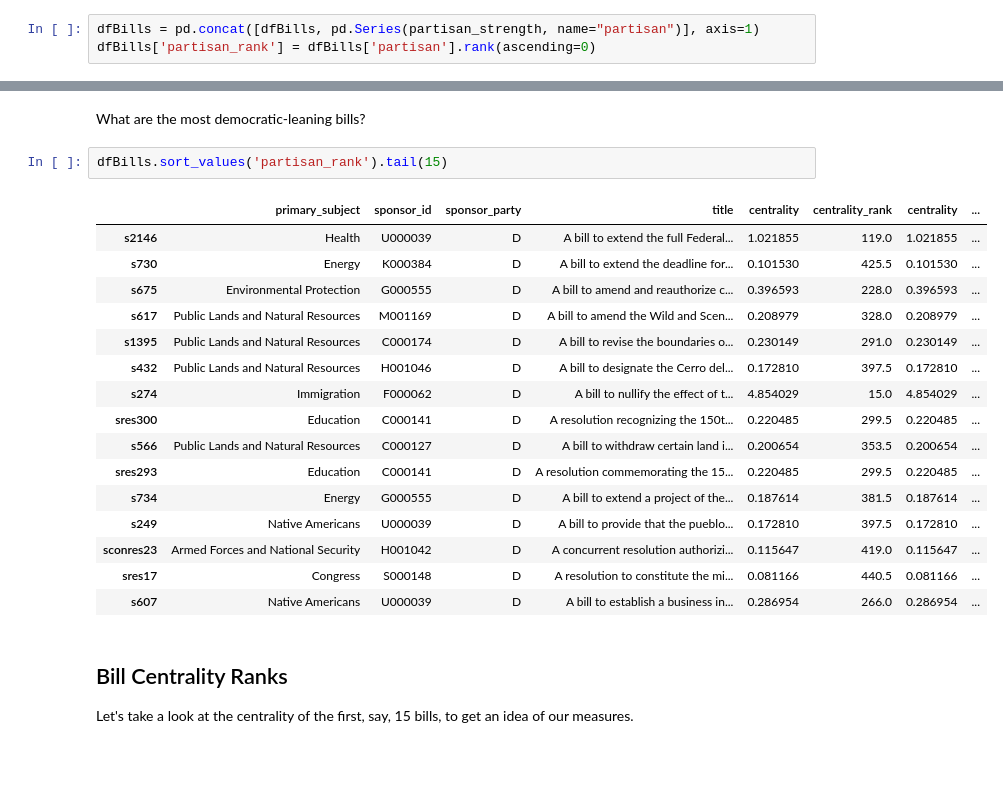
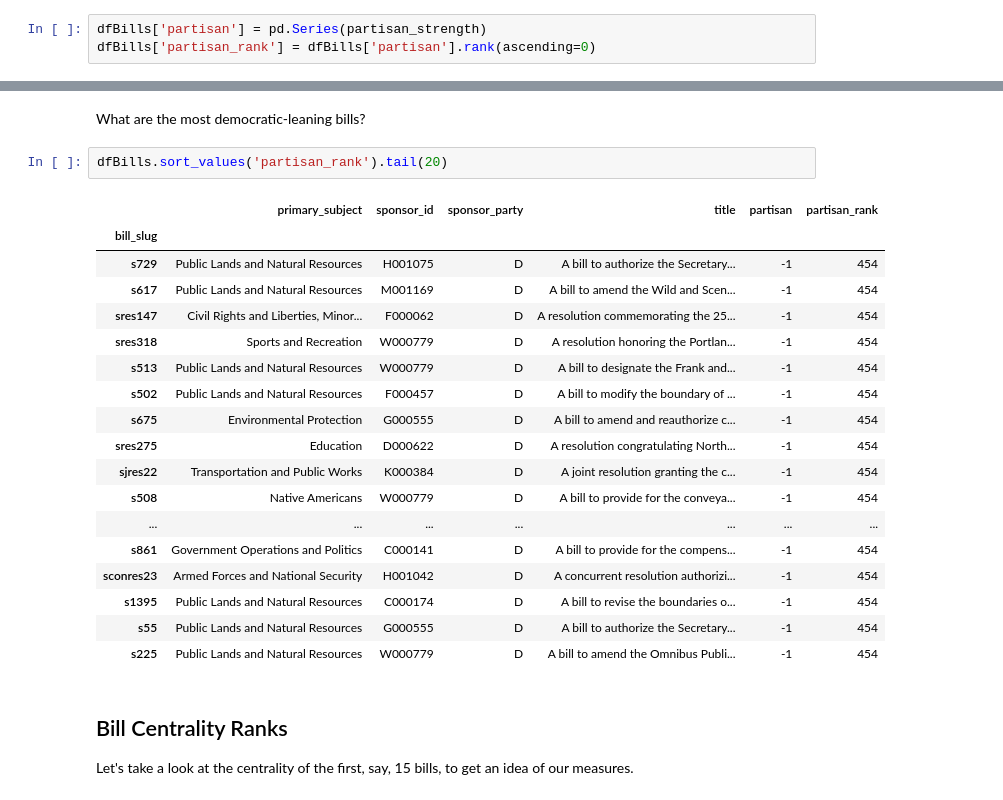
Before and after one commit to jgarcia71/CUNY-DATA-620, a Jupyter notebook: Final Project/Rank_Senators_and_Bills.ipynb, the cells around one changed output, grey strips where cells are left out. Cells and saved outputs as stored; diff of their text form; blank space fills up the shorter version.

```diff
--- a/Final Project/Rank_Senators_and_Bills.ipynb
+++ b/Final Project/Rank_Senators_and_Bills.ipynb
@@ -331,6 +339,6 @@ plt.hist(partisan_strength.values(), bins=25)
 # %% [markdown]
 What are the most highly republican-supported bills?
 # %%
-dfBills = pd.concat([dfBills, pd.Series(partisan_strength, name="partisan")], axis=1)
+dfBills['partisan'] = pd.Series(partisan_strength)
 dfBills['partisan_rank'] = dfBills['partisan'].rank(ascending=0)
 # %%
@@ -355,24 +365,26 @@ dfBills.sort_values('partisan_rank').head(15)
 # %% [markdown]
 What are the most democratic-leaning bills?
 # %%
-dfBills.sort_values('partisan_rank').tail(15)
+dfBills.sort_values('partisan_rank').tail(20)
 # %% [output]
-|  | primary_subject | sponsor_id | sponsor_party | title | centrality | centrality_rank | centrality | ... |
-| s2146 | Health | U000039 | D | A bill to extend the full Federal... | 1.021855 | 119.0 | 1.021855 | ... |
-| s730 | Energy | K000384 | D | A bill to extend the deadline for... | 0.101530 | 425.5 | 0.101530 | ... |
-| s675 | Environmental Protection | G000555 | D | A bill to amend and reauthorize c... | 0.396593 | 228.0 | 0.396593 | ... |
-| s617 | Public Lands and Natural Resources | M001169 | D | A bill to amend the Wild and Scen... | 0.208979 | 328.0 | 0.208979 | ... |
-| s1395 | Public Lands and Natural Resources | C000174 | D | A bill to revise the boundaries o... | 0.230149 | 291.0 | 0.230149 | ... |
-| s432 | Public Lands and Natural Resources | H001046 | D | A bill to designate the Cerro del... | 0.172810 | 397.5 | 0.172810 | ... |
-| s274 | Immigration | F000062 | D | A bill to nullify the effect of t... | 4.854029 | 15.0 | 4.854029 | ... |
-| sres300 | Education | C000141 | D | A resolution recognizing the 150t... | 0.220485 | 299.5 | 0.220485 | ... |
-| s566 | Public Lands and Natural Resources | C000127 | D | A bill to withdraw certain land i... | 0.200654 | 353.5 | 0.200654 | ... |
-| sres293 | Education | C000141 | D | A resolution commemorating the 15... | 0.220485 | 299.5 | 0.220485 | ... |
-| s734 | Energy | G000555 | D | A bill to extend a project of the... | 0.187614 | 381.5 | 0.187614 | ... |
-| s249 | Native Americans | U000039 | D | A bill to provide that the pueblo... | 0.172810 | 397.5 | 0.172810 | ... |
-| sconres23 | Armed Forces and National Security | H001042 | D | A concurrent resolution authorizi... | 0.115647 | 419.0 | 0.115647 | ... |
-| sres17 | Congress | S000148 | D | A resolution to constitute the mi... | 0.081166 | 440.5 | 0.081166 | ... |
-| s607 | Native Americans | U000039 | D | A bill to establish a business in... | 0.286954 | 266.0 | 0.286954 | ... |
+|  | primary_subject | sponsor_id | sponsor_party | title | partisan | partisan_rank |
+| bill_slug |  |  |  |  |  |  |
+| s729 | Public Lands and Natural Resources | H001075 | D | A bill to authorize the Secretary... | -1 | 454 |
+| s617 | Public Lands and Natural Resources | M001169 | D | A bill to amend the Wild and Scen... | -1 | 454 |
+| sres147 | Civil Rights and Liberties, Minor... | F000062 | D | A resolution commemorating the 25... | -1 | 454 |
+| sres318 | Sports and Recreation | W000779 | D | A resolution honoring the Portlan... | -1 | 454 |
+| s513 | Public Lands and Natural Resources | W000779 | D | A bill to designate the Frank and... | -1 | 454 |
+| s502 | Public Lands and Natural Resources | F000457 | D | A bill to modify the boundary of ... | -1 | 454 |
+| s675 | Environmental Protection | G000555 | D | A bill to amend and reauthorize c... | -1 | 454 |
+| sres275 | Education | D000622 | D | A resolution congratulating North... | -1 | 454 |
+| sjres22 | Transportation and Public Works | K000384 | D | A joint resolution granting the c... | -1 | 454 |
+| s508 | Native Americans | W000779 | D | A bill to provide for the conveya... | -1 | 454 |
+| ... | ... | ... | ... | ... | ... | ... |
+| s861 | Government Operations and Politics | C000141 | D | A bill to provide for the compens... | -1 | 454 |
+| sconres23 | Armed Forces and National Security | H001042 | D | A concurrent resolution authorizi... | -1 | 454 |
+| s1395 | Public Lands and Natural Resources | C000174 | D | A bill to revise the boundaries o... | -1 | 454 |
+| s55 | Public Lands and Natural Resources | G000555 | D | A bill to authorize the Secretary... | -1 | 454 |
+| s225 | Public Lands and Natural Resources | W000779 | D | A bill to amend the Omnibus Publi... | -1 | 454 |
 # %% [markdown]
 ## Bill Centrality Ranks
 
```
Also changed, not shown: parts of 13 cells of this notebook, 1 other file.
